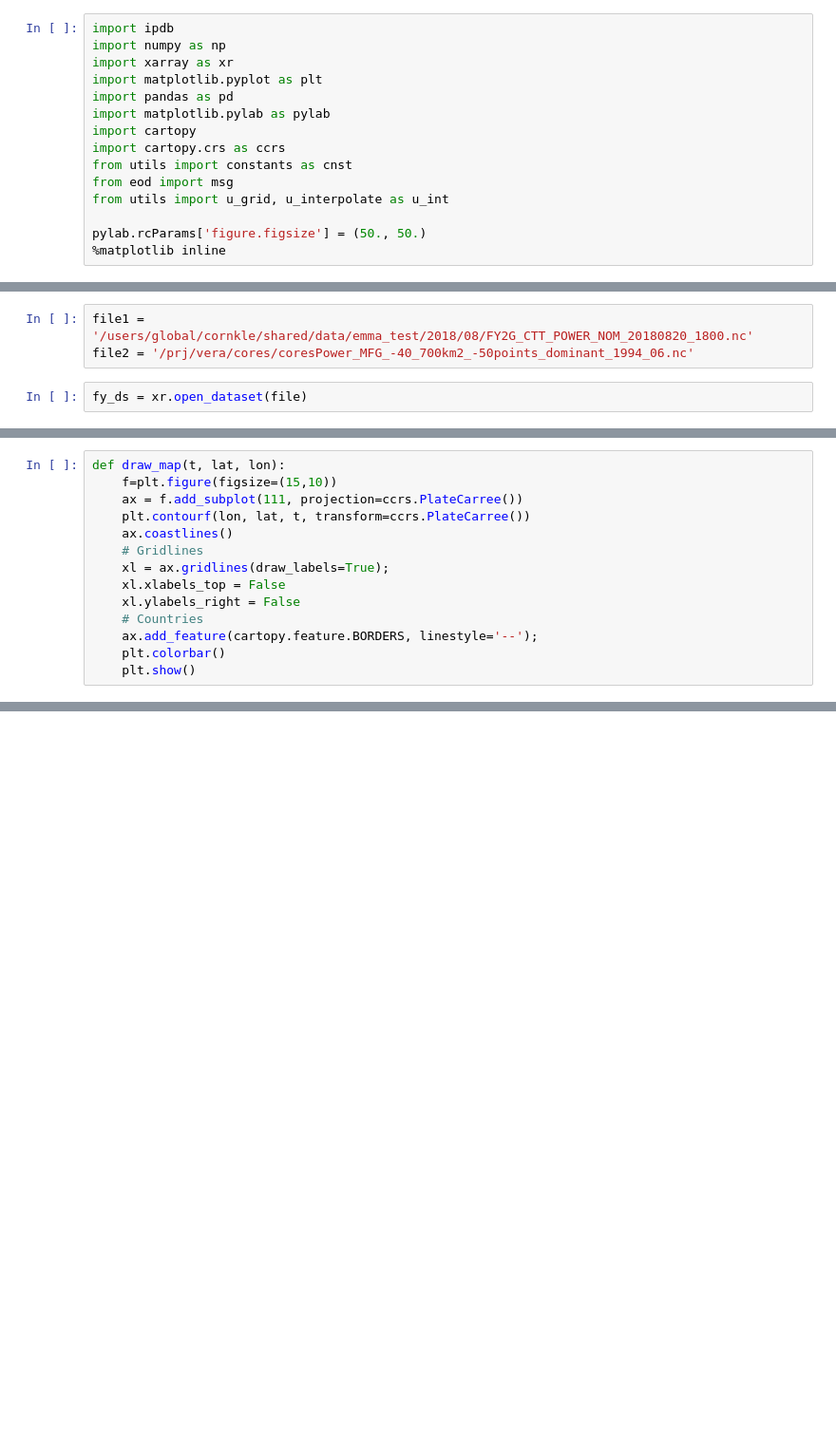
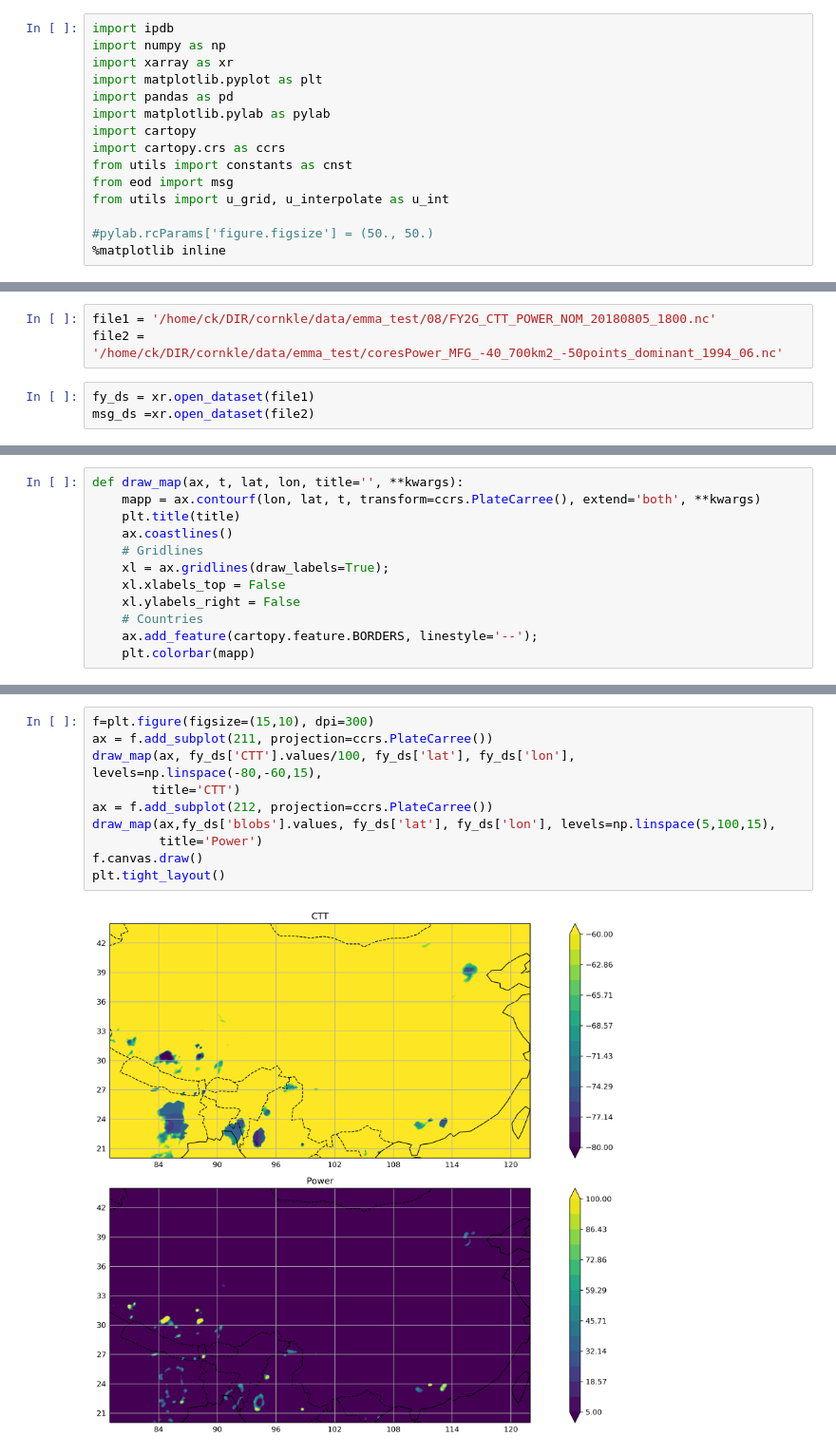
Before and after one commit to cornkle/proj_CEH, a Jupyter notebook: notebooks/PORCELAIN_tir_datacheck.ipynb, the cells around one changed output, grey strips where cells are left out. Shown at 95% size. Saved outputs shown, nothing was run; the diff lists cells and outputs as text; blank space fills up the shorter version.

```diff
--- a/notebooks/PORCELAIN_tir_datacheck.ipynb
+++ b/notebooks/PORCELAIN_tir_datacheck.ipynb
@@ -11,7 +11,7 @@ from utils import constants as cnst
 from eod import msg
 from utils import u_grid, u_interpolate as u_int
 
-pylab.rcParams['figure.figsize'] = (50., 50.)
+#pylab.rcParams['figure.figsize'] = (50., 50.)
 %matplotlib inline
 # %%
 cd ..
@@ -18,5 +22,6 @@ cd ..
 # %%
-file1 = '/users/global/cornkle/shared/data/emma_test/2018/08/FY2G_CTT_POWER_NOM_20180820_1800.nc'
-file2 = '/prj/vera/cores/coresPower_MFG_-40_700km2_-50points_dominant_1994_06.nc'
+file1 = '/home/ck/DIR/cornkle/data/emma_test/08/FY2G_CTT_POWER_NOM_20180805_1800.nc'
+file2 = '/home/ck/DIR/cornkle/data/emma_test/coresPower_MFG_-40_700km2_-50points_dominant_1994_06.nc'
 # %%
-fy_ds = xr.open_dataset(file)
+fy_ds = xr.open_dataset(file1)
+msg_ds =xr.open_dataset(file2)
@@ -35,8 +28,7 @@ Data variables:
 # %%
-def draw_map(t, lat, lon):
-    f=plt.figure(figsize=(15,10))
-    ax = f.add_subplot(111, projection=ccrs.PlateCarree())
-    plt.contourf(lon, lat, t, transform=ccrs.PlateCarree())
+def draw_map(ax, t, lat, lon, title='', **kwargs):
+    mapp = ax.contourf(lon, lat, t, transform=ccrs.PlateCarree(), extend='both', **kwargs)
+    plt.title(title)
     ax.coastlines()
     # Gridlines
     xl = ax.gridlines(draw_labels=True);
@@ -44,5 +36,4 @@ def draw_map(t, lat, lon):
     xl.ylabels_right = False
     # Countries
     ax.add_feature(cartopy.feature.BORDERS, linestyle='--');
-    plt.colorbar()
-    plt.show()
+    plt.colorbar(mapp)
@@ -83,0 +42,12 @@ grid.ll_coordinates
+# %%
+f=plt.figure(figsize=(15,10), dpi=300)
+ax = f.add_subplot(211, projection=ccrs.PlateCarree())
+draw_map(ax, fy_ds['CTT'].values/100, fy_ds['lat'], fy_ds['lon'], levels=np.linspace(-80,-60,15),
+        title='CTT')
+ax = f.add_subplot(212, projection=ccrs.PlateCarree())
+draw_map(ax,fy_ds['blobs'].values, fy_ds['lat'], fy_ds['lon'], levels=np.linspace(5,100,15),
+         title='Power')
+f.canvas.draw()
+plt.tight_layout()
+# %% [output]
+[figure, added]
```
Also changed, not shown: parts of 19 cells of this notebook.
